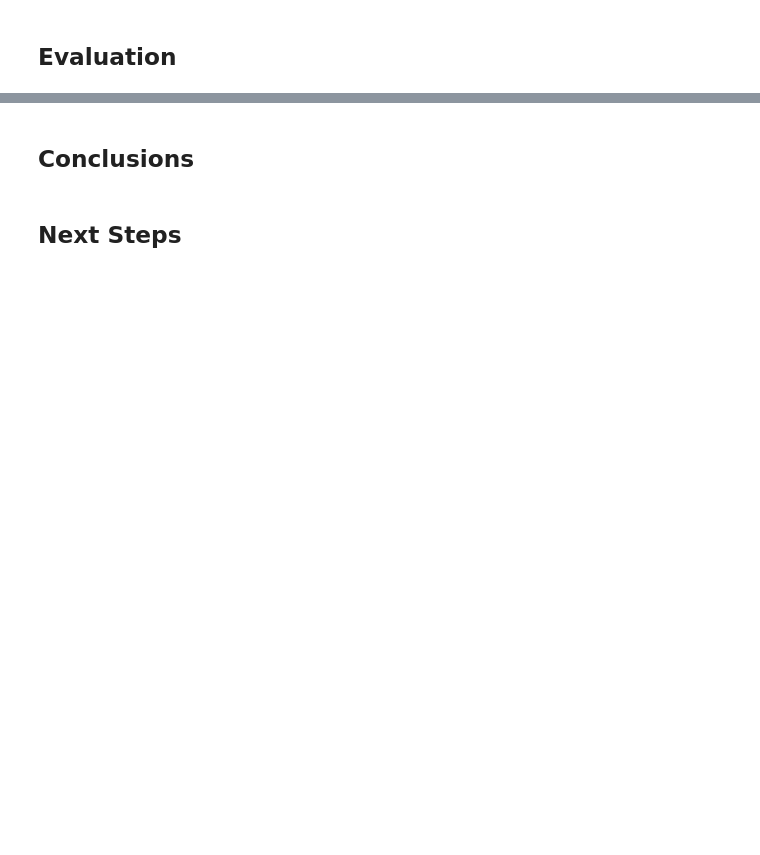
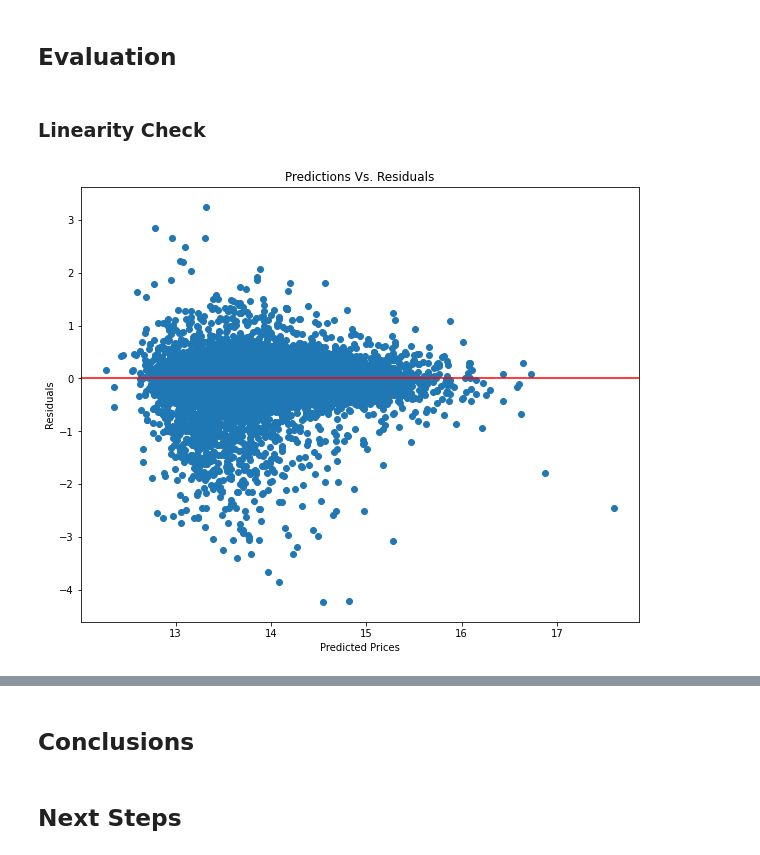
Before and after one commit to claragiurgiu/Phase2-Project, a Jupyter notebook: Code/Clara_Analysis.ipynb, the cells around one changed output, grey strips where cells are left out. Cells and saved outputs as stored; diff of their text form; code cells hidden in the pictures; blank space fills up the shorter version.

```diff
--- a/Code/Clara_Analysis.ipynb
+++ b/Code/Clara_Analysis.ipynb
@@ -1181,0 +1206,15 @@ y_preds = updated_model.predict(preds)
+# %% [markdown]
+### Linearity Check
+# %%
+model_preds = updated_model.predict(preds)
+# residuals - error (diff. from real points (y_log) to predict points (preds))
+reds = y_log - model_preds
+
+fig, ax = plt.subplots(figsize=(10,8))
+ax.scatter(model_preds, reds)
+ax.set_xlabel('Predicted Prices')
+ax.set_ylabel('Residuals')
+ax.set_title('Predictions Vs. Residuals')
+plt.axhline(y=0.0, color='r', linestyle='-');
+# %% [output]
+[figure, added]
```
Also changed, not shown: parts of 20 cells of this notebook.
